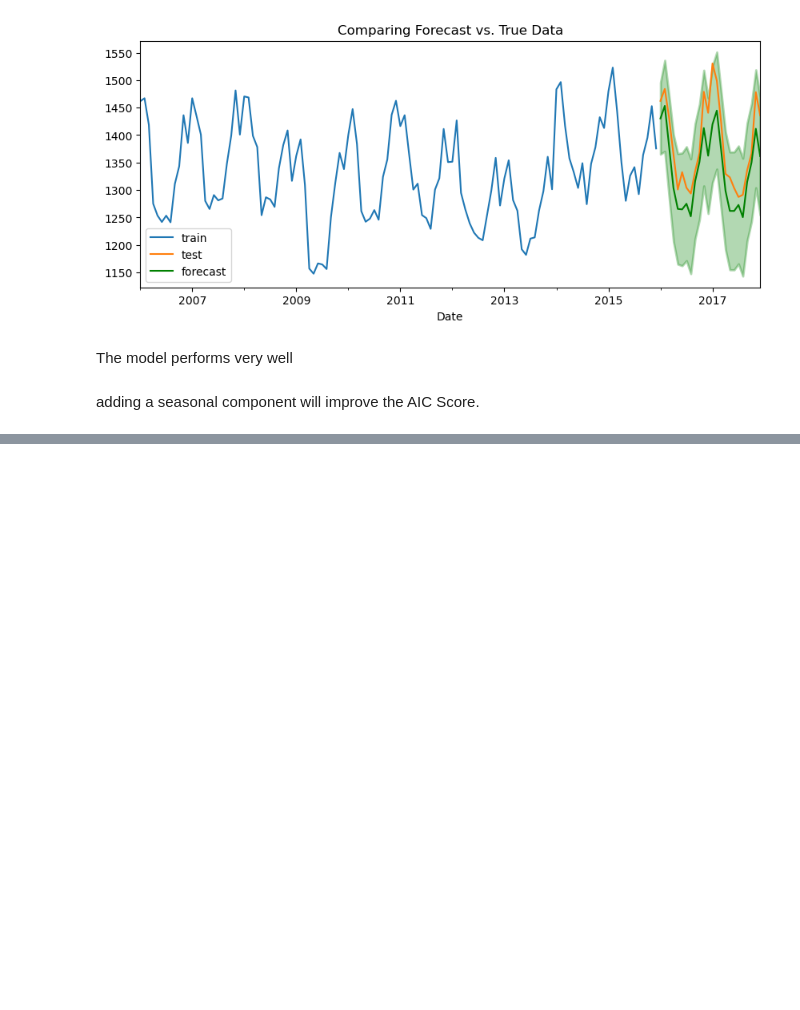
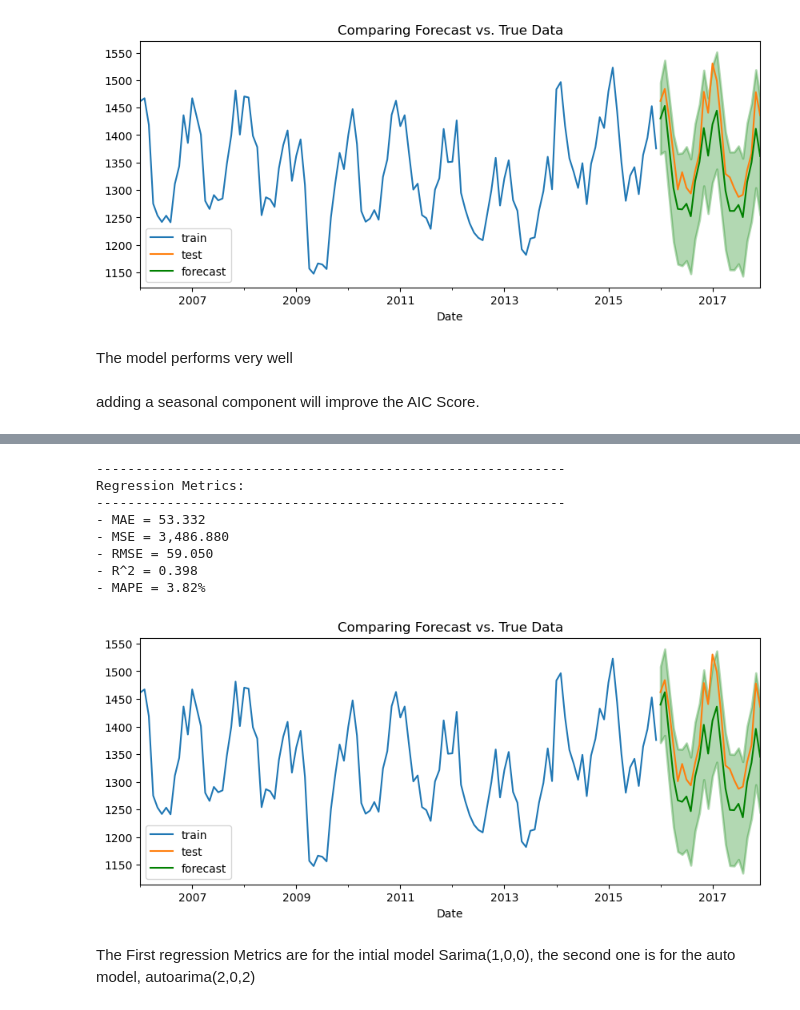
Before and after one commit to eyaGONGI/SARIMA-Models, a Jupyter notebook: SARIMA-Models.ipynb, the cells around one changed output, grey strips where cells are left out. Cells and saved outputs as stored; diff of their text form; code cells hidden in the pictures; blank space fills up the shorter version.

```diff
--- a/SARIMA-Models.ipynb
+++ b/SARIMA-Models.ipynb
@@ -319,0 +357,19 @@ adding a seasonal component will improve the AIC Score.
+# %%
+# Orders for non seasonal components
+p = 2 # nonseasonal AR
+d = 0  # nonseasonal differencing
+q = 2 # nonseasonal MA
+
+# Orders for seasonal components
+P = 1 # Seasonal AR
+D = 0  # Seasonal differencing
+Q = 1  # Seasonal MA
+m = 12 # Seasonal period
+
+auto_sarima = tsa.ARIMA(train, order = (p,d,q), seasonal_order=(P,D,Q,m)).fit()
+
+# Or instead of manually defining the orders, you can obtain them programmatically
+# auto_sarima = tsa.ARIMA(train, order = auto_model.order, seasonal_order = auto_model.seasonal_order)
+
+# Obtain model summary
+auto_sarima.summary()
@@ -319,0 +400,18 @@ adding a seasonal component will improve the AIC Score.
+# %%
+forecast_df = auto_sarima.get_forecast(len(test)).summary_frame()
+# Plot the forecast with true values
+plot_forecast(train, test, forecast_df)
+# Obtain metrics
+regression_metrics_ts(test, forecast_df["mean"])
+# %% [output]
+------------------------------------------------------------
+Regression Metrics:
+------------------------------------------------------------
+- MAE = 53.332
+- MSE = 3,486.880
+- RMSE = 59.050
+- R^2 = 0.398
+- MAPE = 3.82%
+[figure, added]
+# %% [markdown]
+The First regression Metrics are for the intial model Sarima(1,0,0), the second one is for the auto model, autoarima(2,0,2)
```
Also changed, not shown: parts of 9 cells of this notebook.
